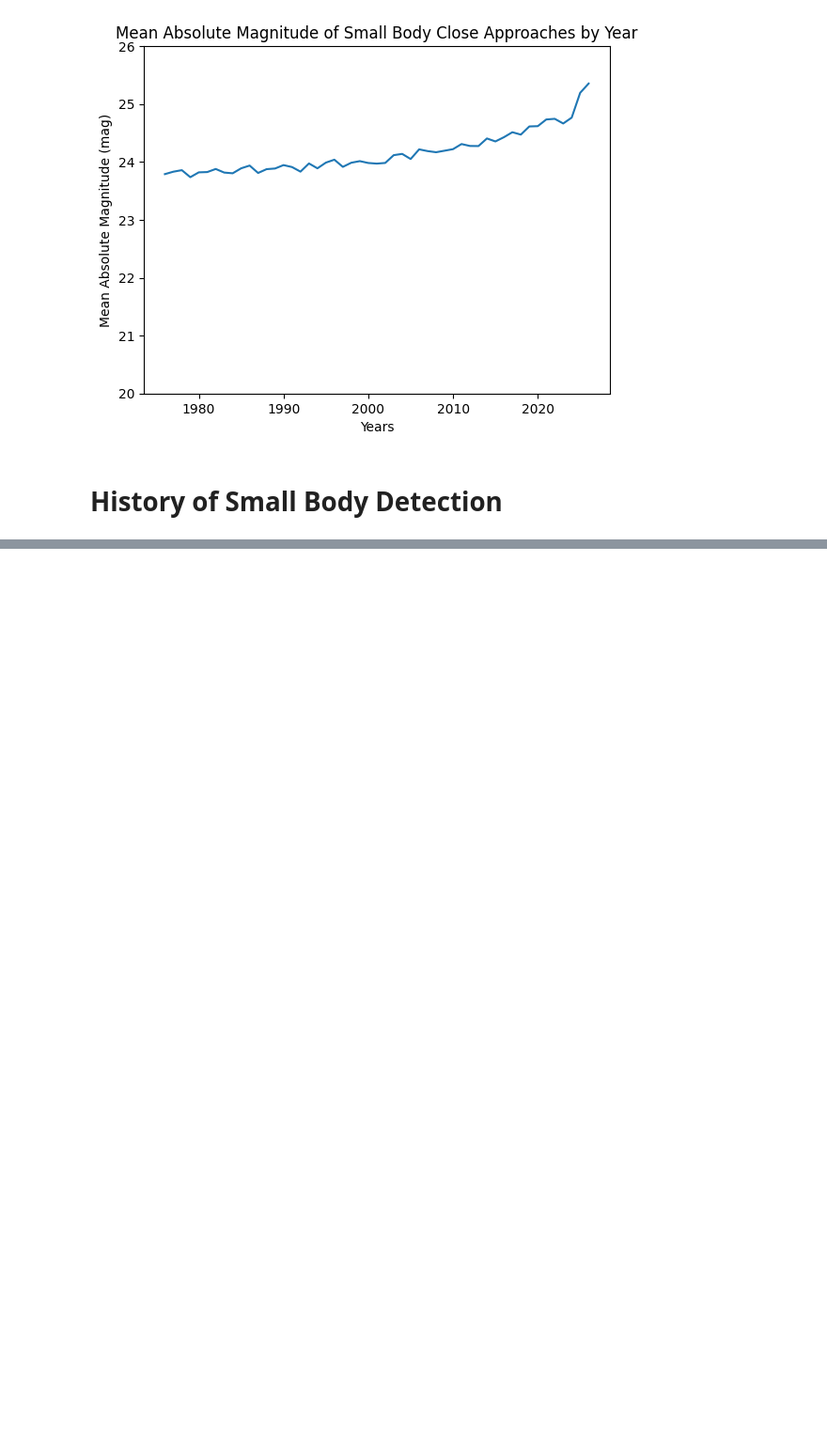
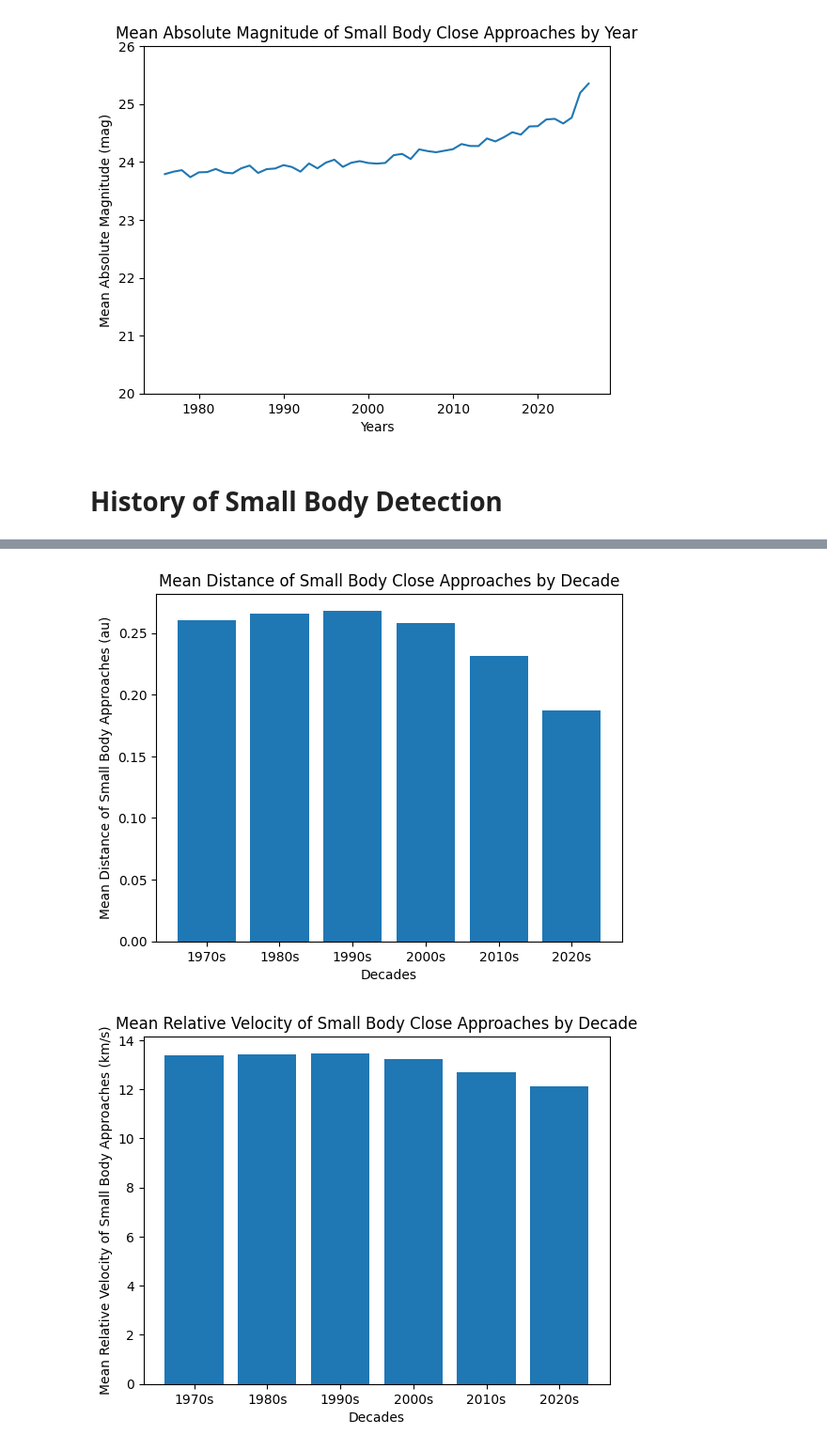
Before and after one commit to benteMarij/DSRP-Small-Body-Close-Approaches-BMdZ, a Jupyter notebook: BMdZ_DSRP_Colab_Small_Body_Close_Approaches.ipynb, the cells around one changed output, grey strips where cells are left out. Shown at 94% size. Drawn from its saved outputs; the diff is of its cells as text; code cells hidden in the pictures; blank space fills up the shorter version.

```diff
--- a/BMdZ_DSRP_Colab_Small_Body_Close_Approaches.ipynb
+++ b/BMdZ_DSRP_Colab_Small_Body_Close_Approaches.ipynb
@@ -365,0 +365,30 @@ I want to discuss changes in asteroid detection over time, for example looking a
+# %%
+plt.bar(dec, decDist)
+plt.title('Mean Distance of Small Body Close Approaches by Decade')
+plt.xlabel('Decades')
+plt.ylabel('Mean Distance of Small Body Approaches (au)')
+
+plt.show()
+
+decVel = []
+for group in dec:
+  decVel.append((df[df['decade'] == group])['v_rel'].mean())
+plt.bar(dec, decVel)
+plt.title('Mean Relative Velocity of Small Body Close Approaches by Decade')
+plt.xlabel('Decades')
+plt.ylabel('Mean Relative Velocity of Small Body Approaches (km/s)')
+
+plt.show()
+
+decH = []
+for group in dec:
+  decH.append((df[df['decade'] == group])['h'].mean())
+plt.bar(dec, decDist)
+plt.title('Mean Absolute Magnitude of Small Body Close Approaches by Decade')
+plt.xlabel('Decades')
+plt.ylabel('Mean Absolute Magnitude of Small Body Approaches')
+
+plt.show()
+# %% [output]
+[figure, added]
+[figure, added]
```
Also changed, not shown: parts of 4 cells of this notebook.
